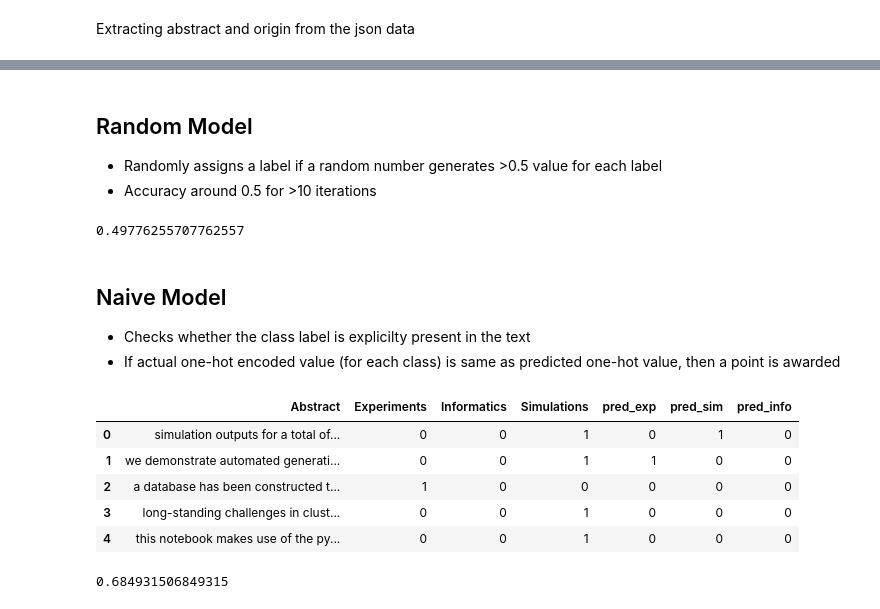
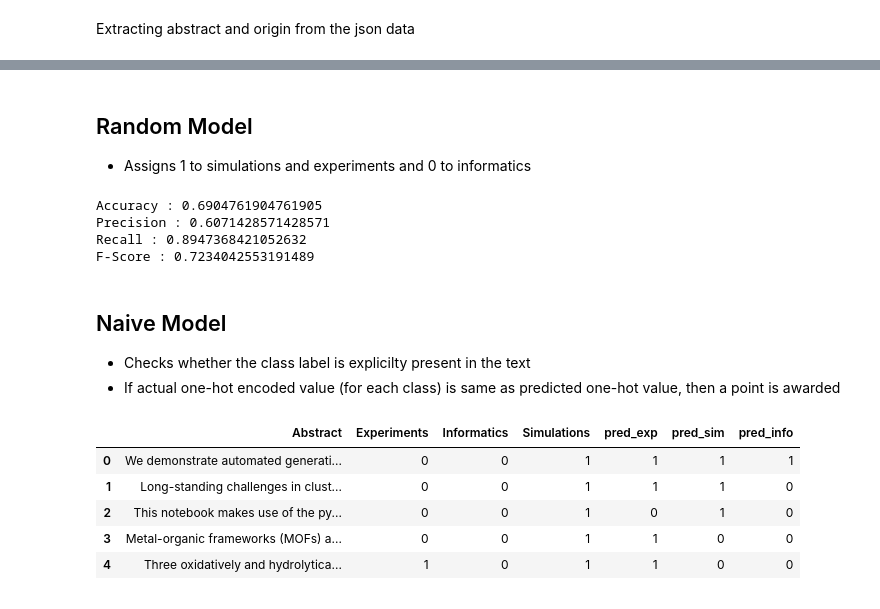
Before and after one commit to aswathyajith/Practicum-MDF, a Jupyter notebook: notebooks/MDF Dataset Classification.ipynb, the cells around one changed output, grey strips where cells are left out. Drawn from its saved outputs; the diff is of its cells as text; code cells hidden in the pictures.

```diff
--- a/notebooks/MDF Dataset Classification.ipynb
+++ b/notebooks/MDF Dataset Classification.ipynb
@@ -8,7 +13,7 @@ from xml.etree import ElementTree as ET
 # %% [markdown]
 Extracting abstract and origin from the json data
 # %%
-DATA_LOCATION = "/home/aswathy/src/MPCS/Winter_18/Practicum/data/mrr-dump-4Jan18.json"
+DATA_LOCATION = "/home/aswathy/src/MPCS/Winter_18/Practicum/Practicum-MDF/data/mrr-dump-4Jan18.json"
 # %%
 #reading in json file
 with open(DATA_LOCATION, "r") as fin:
@@ -78,5 +97,0 @@ def accuracy(df):
-# %% [markdown]
-## Random Model
-
-- Randomly assigns a label if a random number generates >0.5 value for each label
-- Accuracy around 0.5 for >10 iterations
@@ -83,36 +114,50 @@ def accuracy(df):
+# %% [markdown]
+## Random Model
+
+- Assigns 1 to simulations and experiments and 0 to informatics
 # %%
 avg_acc = 0.0
-iterations = 100
+avg_prec = 0.0
+avg_recall = 0.0
 
-for i in range(iterations):
-    df['pred_exp'] = (np.random.rand(len(df)) > 0.5).astype(int)
-    df['pred_sim'] = (np.random.rand(len(df)) > 0.5).astype(int)
-    df['pred_info'] = (np.random.rand(len(df)) > 0.5).astype(int)
+df['pred_exp'] = 1#(np.random.rand(len(df)) > 0.5).astype(int)
+df['pred_sim'] = 1#(np.random.rand(len(df)) > 0.56).astype(int)
+df['pred_info'] = 0#(np.random.rand(len(df)) > 0.5).astype(int)
 
-    avg_acc += accuracy(df)
-avg_acc /= iterations
-avg_acc
+avg_acc = accuracy()
+avg_prec = precision()
+avg_recall = recall()
+
+f_score = F_score(avg_prec, avg_recall)
+
+print("Accuracy : " + str(avg_acc))
+print("Precision : " + str(avg_prec))
+print("Recall : " + str(avg_recall))
+print("F-Score : " + str(f_score))
 # %% [output]
-0.49776255707762557
+Accuracy : 0.6904761904761905
+Precision : 0.6071428571428571
+Recall : 0.8947368421052632
+F-Score : 0.7234042553191489
 # %% [markdown]
 ## Naive Model
 
 - Checks whether the class label is explicilty present in the text
 - If actual one-hot encoded value (for each class) is same as predicted one-hot value, then a point is awarded
 # %%
-df['pred_exp'] = df.Abstract.str.contains('experiment').astype(int)
-df['pred_sim'] = df.Abstract.str.contains('simulation').astype(int)
-df['pred_info'] = df.Abstract.str.contains('informatics').astype(int)
+exp_features = ['experiment', 'spectr', 'sample', 'activ', 'measur', 'construct']
+sim_features = ['simulat', 'demo', 'method', 'benchmark', 'dft', 'plot', 'machine learning', 'density']
+info_features = ['informatics', 'comment', 'collection', 'compile']
+
+df['pred_exp'] = df.Abstract.str.lower().str.contains('|'.join(exp_features)).astype(int)
+df['pred_sim'] = df.Abstract.str.lower().str.contains('|'.join(sim_features)).astype(int)
+df['pred_info'] = df.Abstract.str.lower().str.contains('|'.join(info_features)).astype(int)
 
 df.head()
 # %% [output]
 |  | Abstract | Experiments | Informatics | Simulations | pred_exp | pred_sim | pred_info |
-| 0 | simulation outputs for a total of... | 0 | 0 | 1 | 0 | 1 | 0 |
-| 1 | we demonstrate automated generati... | 0 | 0 | 1 | 1 | 0 | 0 |
-| 2 | a database has been constructed t... | 1 | 0 | 0 | 0 | 0 | 0 |
-| 3 | long-standing challenges in clust... | 0 | 0 | 1 | 0 | 0 | 0 |
-| 4 | this notebook makes use of the py... | 0 | 0 | 1 | 0 | 0 | 0 |
+| 0 | We demonstrate automated generati... | 0 | 0 | 1 | 1 | 1 | 1 |
+| 1 | Long-standing challenges in clust... | 0 | 0 | 1 | 1 | 1 | 0 |
+| 2 | This notebook makes use of the py... | 0 | 0 | 1 | 0 | 1 | 0 |
+| 3 | Metal-organic frameworks (MOFs) a... | 0 | 0 | 1 | 1 | 0 | 0 |
+| 4 | Three oxidatively and hydrolytica... | 1 | 0 | 1 | 1 | 0 | 0 |
-# %%
-accuracy(df)
-# %% [output]
-0.684931506849315
```
Also changed, not shown: parts of 37 cells of this notebook, 57 other files.
